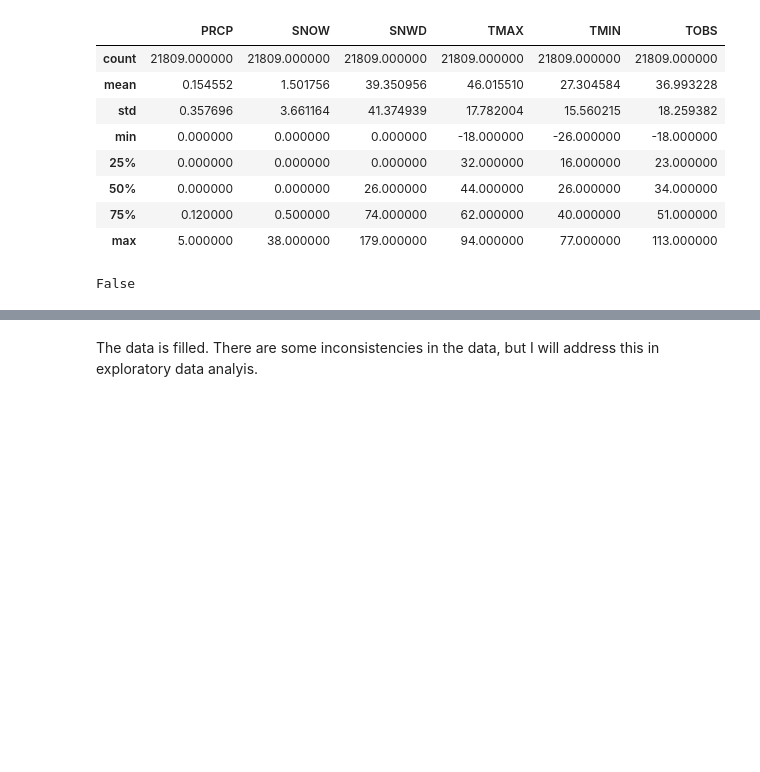
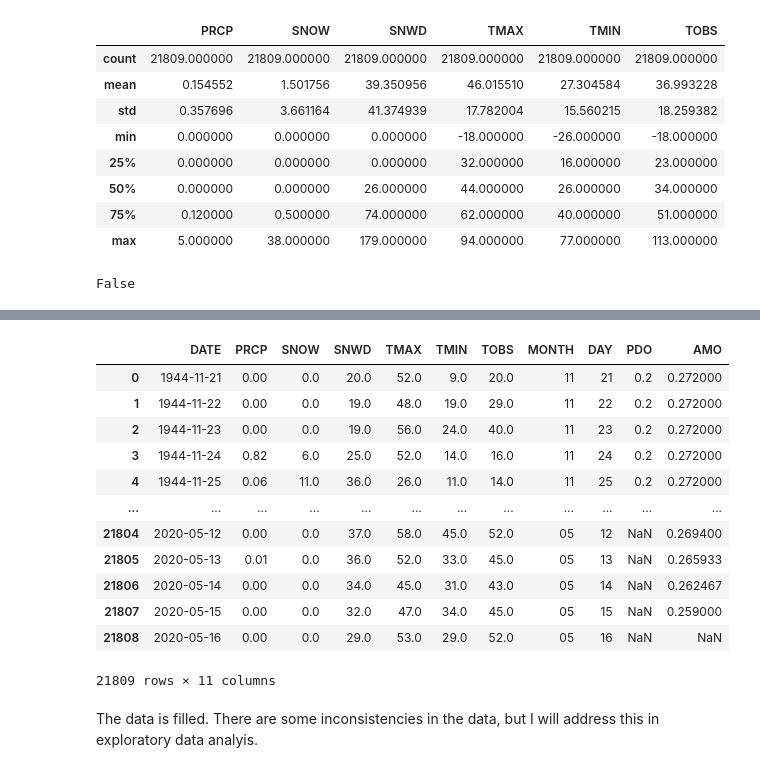
Before and after one commit to sjrekuc/Alta-Snowfall-Modeling, a Jupyter notebook: Capstone1_Data_Wrangling.ipynb, the cells around one changed output, grey strips where cells are left out. Saved outputs shown, nothing was run; the diff lists cells and outputs as text; code cells hidden in the pictures; blank space fills up the shorter version.

```diff
--- a/Capstone1_Data_Wrangling.ipynb
+++ b/Capstone1_Data_Wrangling.ipynb
@@ -324,3 +783,20 @@ False
+# %%
+# let's interpolate to fill those missing PDO and AMO values
+ALTA.interpolate(method='linear', limit_direction='backward')
+# %% [output]
+|  | DATE | PRCP | SNOW | SNWD | TMAX | TMIN | TOBS | MONTH | DAY | PDO | AMO |
+| 0 | 1944-11-21 | 0.00 | 0.0 | 20.0 | 52.0 | 9.0 | 20.0 | 11 | 21 | 0.2 | 0.272000 |
+| 1 | 1944-11-22 | 0.00 | 0.0 | 19.0 | 48.0 | 19.0 | 29.0 | 11 | 22 | 0.2 | 0.272000 |
+| 2 | 1944-11-23 | 0.00 | 0.0 | 19.0 | 56.0 | 24.0 | 40.0 | 11 | 23 | 0.2 | 0.272000 |
+| 3 | 1944-11-24 | 0.82 | 6.0 | 25.0 | 52.0 | 14.0 | 16.0 | 11 | 24 | 0.2 | 0.272000 |
+| 4 | 1944-11-25 | 0.06 | 11.0 | 36.0 | 26.0 | 11.0 | 14.0 | 11 | 25 | 0.2 | 0.272000 |
+| ... | ... | ... | ... | ... | ... | ... | ... | ... | ... | ... | ... |
+| 21804 | 2020-05-12 | 0.00 | 0.0 | 37.0 | 58.0 | 45.0 | 52.0 | 05 | 12 | NaN | 0.269400 |
+| 21805 | 2020-05-13 | 0.01 | 0.0 | 36.0 | 52.0 | 33.0 | 45.0 | 05 | 13 | NaN | 0.265933 |
+| 21806 | 2020-05-14 | 0.00 | 0.0 | 34.0 | 45.0 | 31.0 | 43.0 | 05 | 14 | NaN | 0.262467 |
+| 21807 | 2020-05-15 | 0.00 | 0.0 | 32.0 | 47.0 | 34.0 | 45.0 | 05 | 15 | NaN | 0.259000 |
+| 21808 | 2020-05-16 | 0.00 | 0.0 | 29.0 | 53.0 | 29.0 | 52.0 | 05 | 16 | NaN | NaN |
+21809 rows × 11 columns
 # %% [markdown]
 The data is filled. There are some inconsistencies in the data, but I will address this in exploratory data analyis.
 # %%
```
Also changed, not shown: parts of 61 cells of this notebook, 2 other files.
